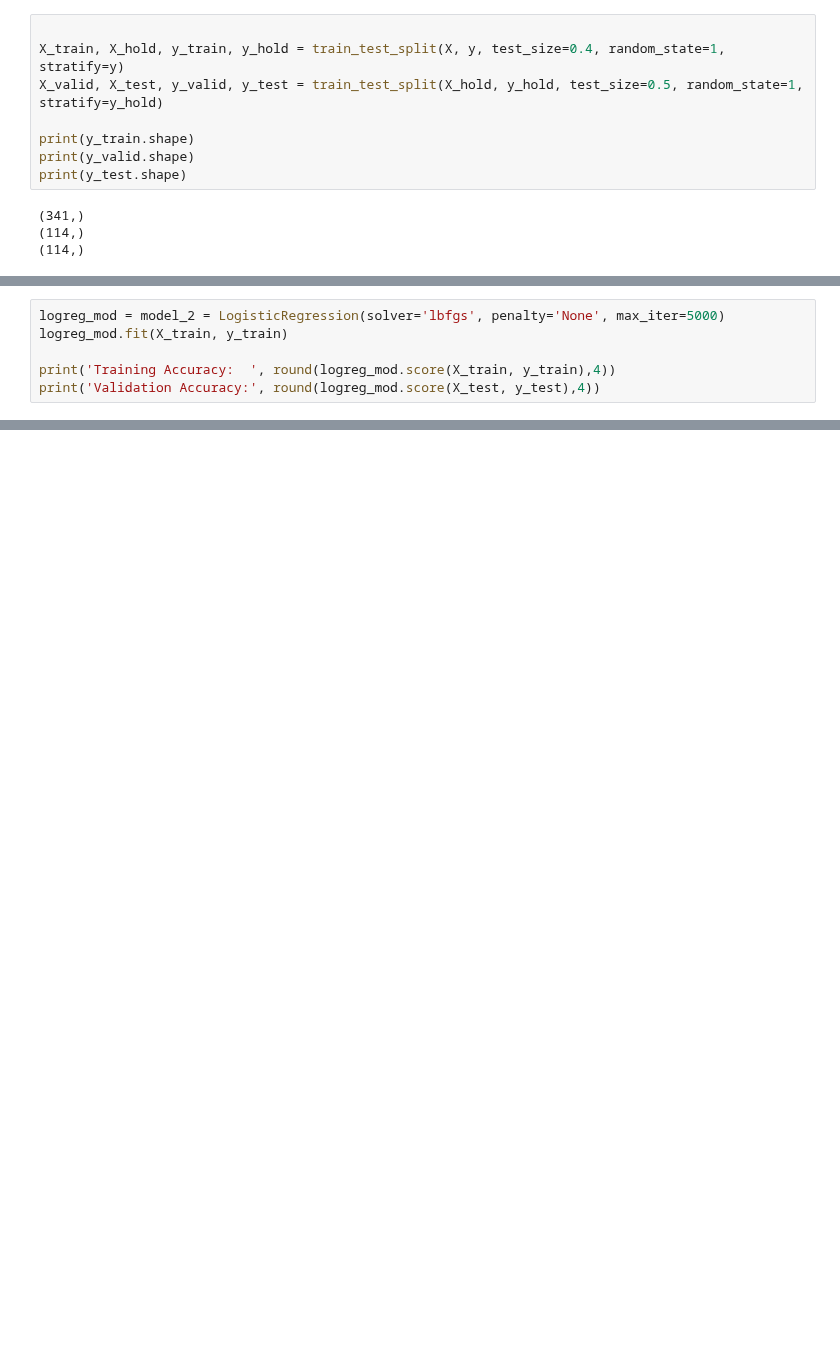
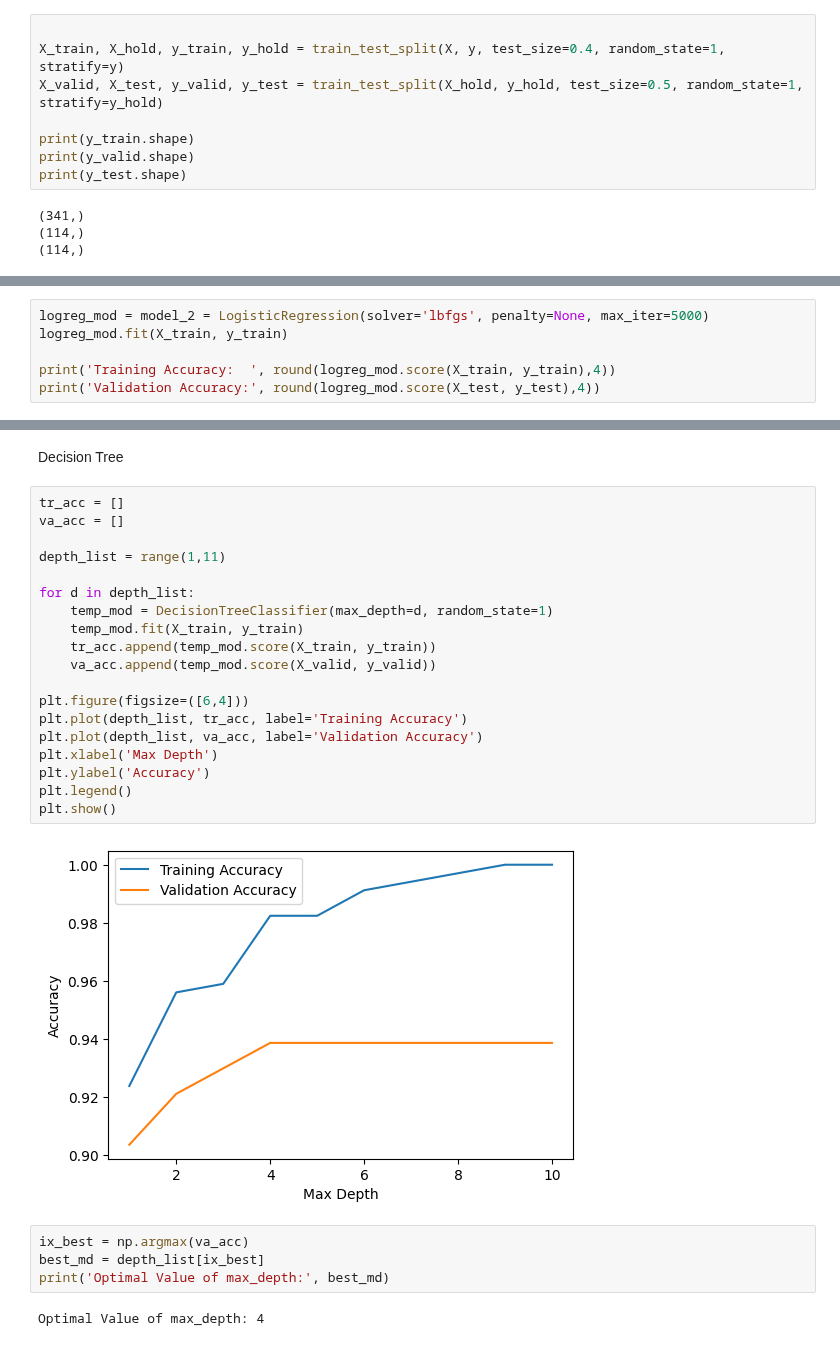
Before and after one commit to kailiwheeler/dsa425, a Jupyter notebook: projects/confusion matrix/cancer.ipynb, the cells around one changed output, grey strips where cells are left out. Cells and saved outputs as stored; diff of their text form; blank space fills up the shorter version.

```diff
--- a/projects/confusion matrix/cancer.ipynb
+++ b/projects/confusion matrix/cancer.ipynb
@@ -28,5 +46,5 @@ print(y_test.shape)
 # %%
-logreg_mod = model_2 = LogisticRegression(solver='lbfgs', penalty='None', max_iter=5000)
+logreg_mod = model_2 = LogisticRegression(solver='lbfgs', penalty=None, max_iter=5000)
 logreg_mod.fit(X_train, y_train)
 
 print('Training Accuracy:  ', round(logreg_mod.score(X_train, y_train),4))
@@ -35,0 +63,29 @@ InvalidParameterError: The 'penalty' parameter of LogisticRegression must be a s
+# %% [markdown]
+Decision Tree
+# %%
+tr_acc = []
+va_acc = []
+
+depth_list = range(1,11)
+
+for d in depth_list:
+    temp_mod = DecisionTreeClassifier(max_depth=d, random_state=1)
+    temp_mod.fit(X_train, y_train)
+    tr_acc.append(temp_mod.score(X_train, y_train))
+    va_acc.append(temp_mod.score(X_valid, y_valid))
+
+plt.figure(figsize=([6,4]))
+plt.plot(depth_list, tr_acc, label='Training Accuracy')
+plt.plot(depth_list, va_acc, label='Validation Accuracy')
+plt.xlabel('Max Depth')
+plt.ylabel('Accuracy')
+plt.legend()
+plt.show()
+# %% [output]
+[figure, added]
+# %%
+ix_best = np.argmax(va_acc)
+best_md = depth_list[ix_best]
+print('Optimal Value of max_depth:', best_md)
+# %% [output]
+Optimal Value of max_depth: 4
```
Also changed, not shown: parts of 24 cells of this notebook, 1 other file.
